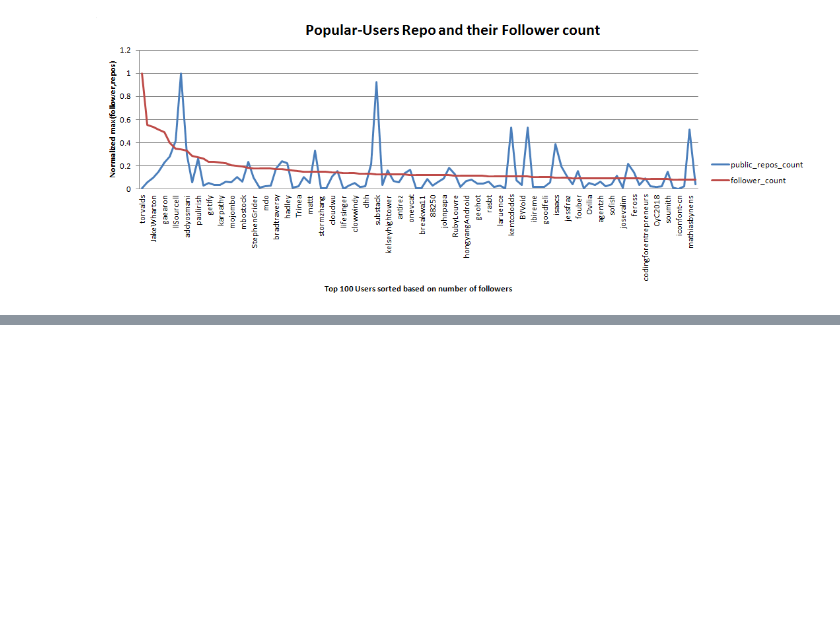
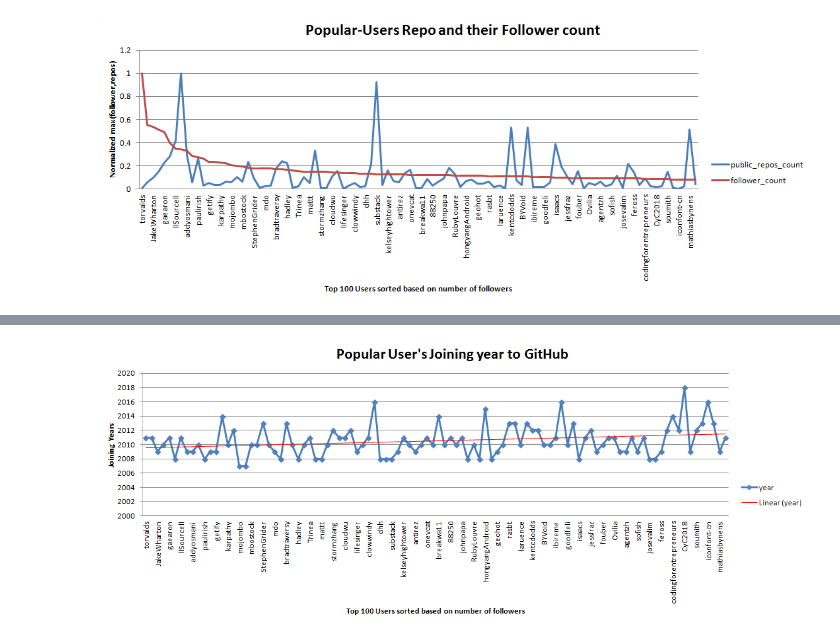
Before and after one commit to zyan369/Early-Mover-Advantage-on-GitHub, a Jupyter notebook: User Data Collection.ipynb, the cells around one changed output, grey strips where cells are left out. Drawn from its saved outputs; the diff is of its cells as text; code cells hidden in the pictures; blank space fills up the shorter version.

```diff
--- a/User Data Collection.ipynb
+++ b/User Data Collection.ipynb
@@ -184,0 +231,4 @@ Image("user repo vs follower.png")
+# %%
+Image("user joining year.png")
+# %% [output]
+[figure, added]
```
Also changed, not shown: parts of 17 cells of this notebook, 2 other files.
